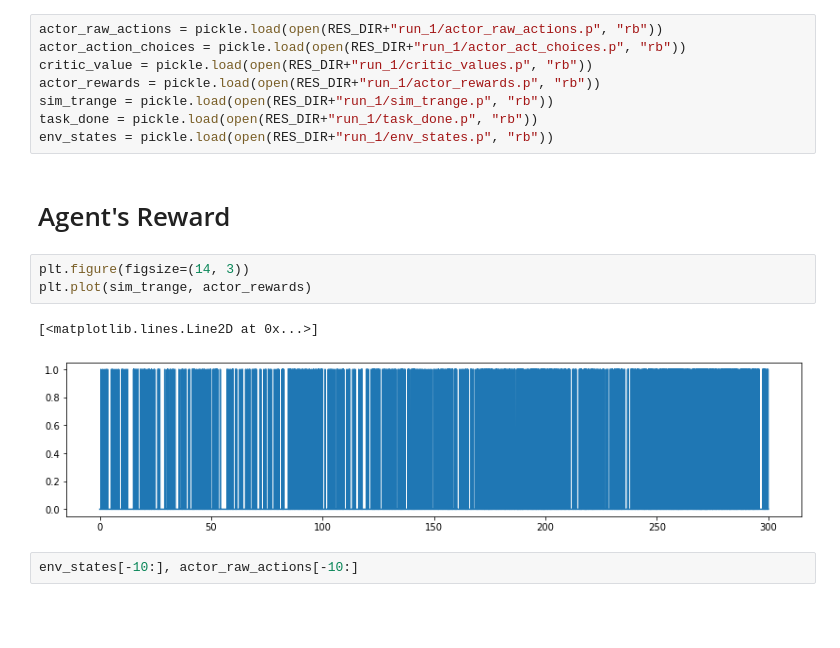
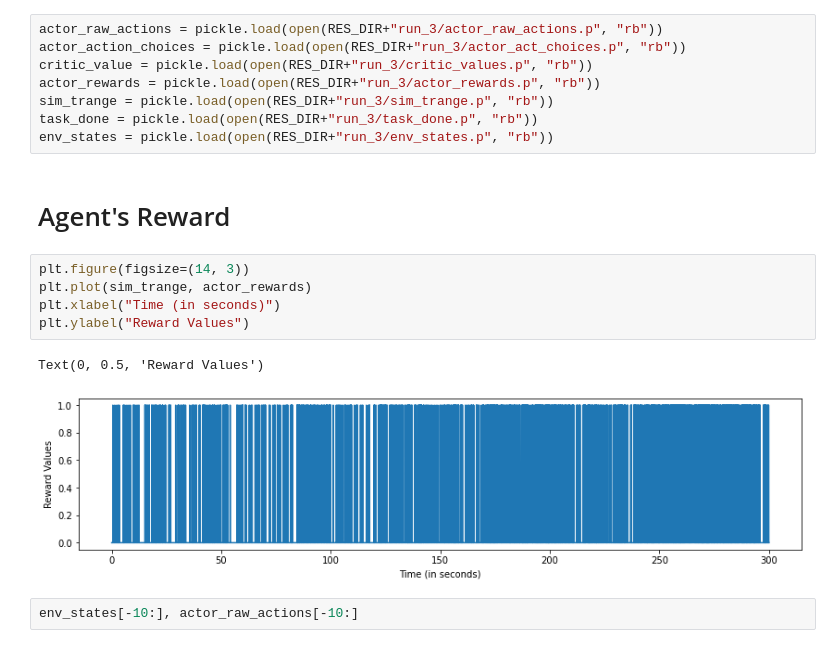
Before and after one commit to R-Gaurav/ECE-5984-Final-Project, a Jupyter notebook: misc/analyse_frozen_lake_task_results.ipynb, the cells around one changed output. Drawn from its saved outputs; the diff is of its cells as text; blank space fills up the shorter version.

```diff
--- a/misc/analyse_frozen_lake_task_results.ipynb
+++ b/misc/analyse_frozen_lake_task_results.ipynb
@@ -50,21 +52,23 @@ pickle.dump(sim.trange(),
 pickle.dump(sim.data[net.probe_state],
             open(drc.RESULTS_DIR+"/frozen_lake_task/env_states.p", "wb"))
 # %%
-actor_raw_actions = pickle.load(open(RES_DIR+"run_1/actor_raw_actions.p", "rb"))
-actor_action_choices = pickle.load(open(RES_DIR+"run_1/actor_act_choices.p", "rb"))
-critic_value = pickle.load(open(RES_DIR+"run_1/critic_values.p", "rb"))
-actor_rewards = pickle.load(open(RES_DIR+"run_1/actor_rewards.p", "rb"))
-sim_trange = pickle.load(open(RES_DIR+"run_1/sim_trange.p", "rb"))
-task_done = pickle.load(open(RES_DIR+"run_1/task_done.p", "rb"))
-env_states = pickle.load(open(RES_DIR+"run_1/env_states.p", "rb"))
+actor_raw_actions = pickle.load(open(RES_DIR+"run_3/actor_raw_actions.p", "rb"))
+actor_action_choices = pickle.load(open(RES_DIR+"run_3/actor_act_choices.p", "rb"))
+critic_value = pickle.load(open(RES_DIR+"run_3/critic_values.p", "rb"))
+actor_rewards = pickle.load(open(RES_DIR+"run_3/actor_rewards.p", "rb"))
+sim_trange = pickle.load(open(RES_DIR+"run_3/sim_trange.p", "rb"))
+task_done = pickle.load(open(RES_DIR+"run_3/task_done.p", "rb"))
+env_states = pickle.load(open(RES_DIR+"run_3/env_states.p", "rb"))
 # %% [markdown]
 # Agent's Reward
 # %%
 plt.figure(figsize=(14, 3))
 plt.plot(sim_trange, actor_rewards)
+plt.xlabel("Time (in seconds)")
+plt.ylabel("Reward Values")
 # %% [output]
-[<matplotlib.lines.Line2D at 0x...>]
+Text(0, 0.5, 'Reward Values')
-[figure, old version]
+[figure, new version]
 # %%
 env_states[-10:], actor_raw_actions[-10:]
 # %% [output]
```
Also changed, not shown: parts of 2 cells of this notebook, 19 other files.
